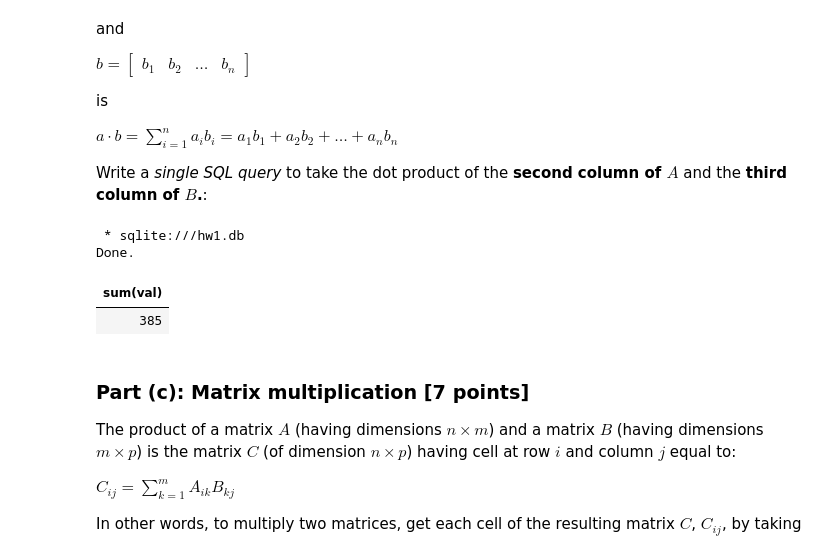
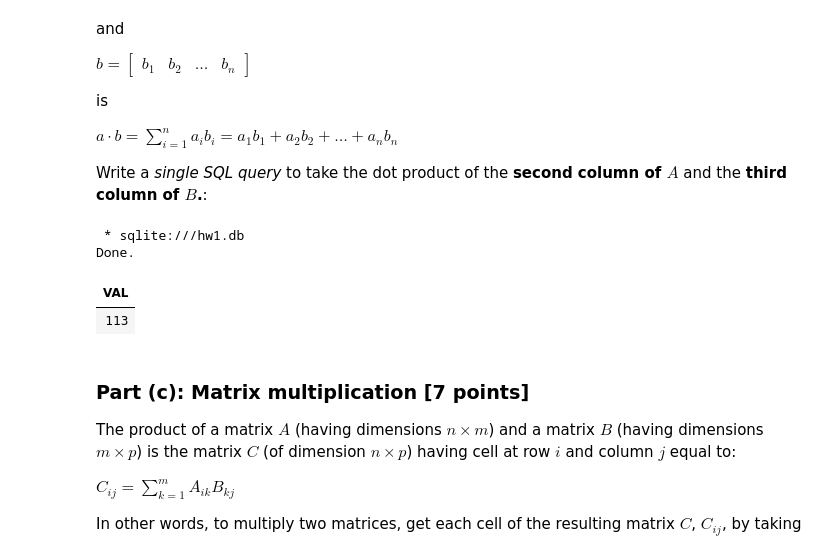
Before and after one commit to nathansu471/cs564, a Jupyter notebook: hw1/hw1.ipynb, the cells around one changed output. Cells and saved outputs as stored; diff of their text form; code cells hidden in the pictures.

```diff
--- a/hw1/hw1.ipynb
+++ b/hw1/hw1.ipynb
@@ -155,19 +146,12 @@ $a\cdot b = \sum_{i=1}^n a_ib_i = a_1b_1 + a_2b_2 + \dots + a_nb_n$
 
 Write a _single SQL query_ to take the dot product of the **second column of $A$** and the **third column of $B$.**:
 # %%
-"""
-Expected output below- don't re-evaluate this cell!
-
-NOTE: A valid answer must work for ALL inputs of the given type,
-not just this example.  I.e. do not hardcode around this answer / etc!
-"""
-
-%sql SELECT sum(val) FROM (SELECT A.i, A.j, A.val * B.val AS "VAL" FROM A JOIN B WHERE A.i = B.i AND A.j = B.j);
+%sql SELECT SUM(A.val * B.val) AS "VAL" FROM A JOIN B ON A.i = B.i WHERE A.j = 1 AND B.j = 2;
 # %% [output]
  * sqlite:///hw1.db
 Done.
-| sum(val) |
-| 385 |
+| VAL |
+| 113 |
 # %% [markdown]
 ### Part (c): Matrix multiplication [7 points]
 
```
Also changed, not shown: parts of 7 cells of this notebook.
